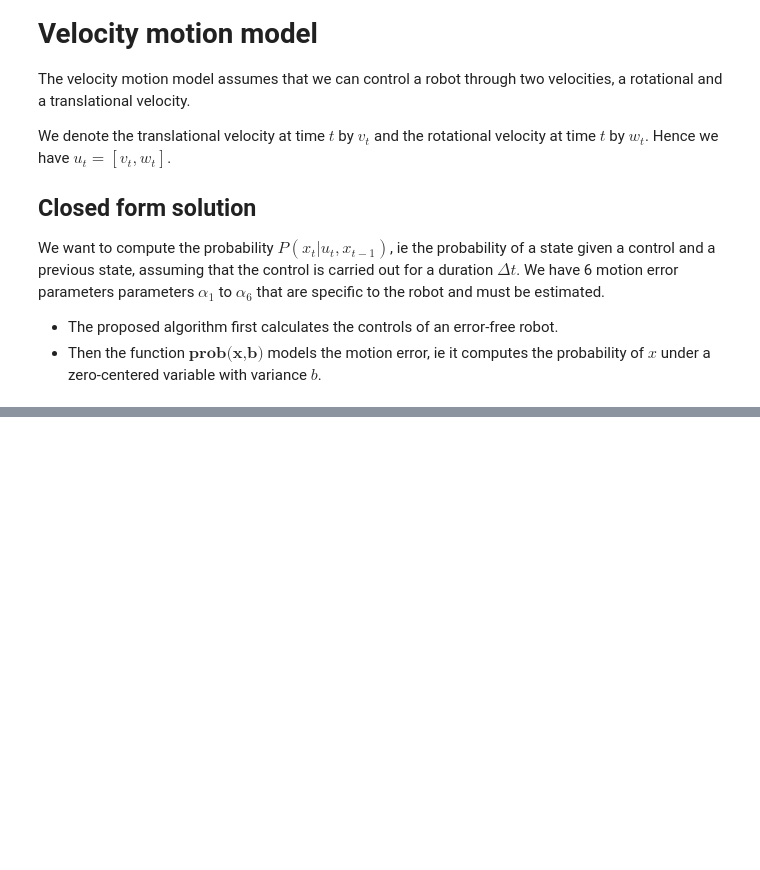
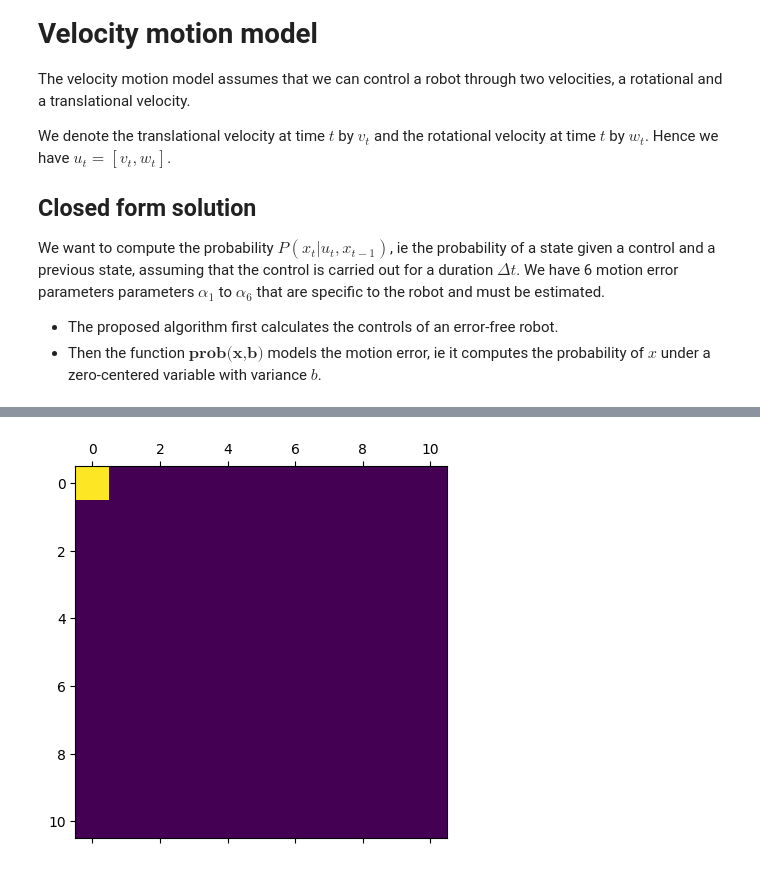
Before and after one commit to Smoltbob/ComputerVision, a Jupyter notebook: MotionModels/main.ipynb, the cells around one changed output, grey strips where cells are left out. Cells and saved outputs as stored; diff of their text form; code cells hidden in the pictures; blank space fills up the shorter version.

```diff
--- a/MotionModels/main.ipynb
+++ b/MotionModels/main.ipynb
@@ -124,7 +123,7 @@ class Prob():
             print("error", type)
 
     def normal_distribution(self, a, b):
-        first = (1 / 2) * (sqrt(pi) * b)
+        first = 1 / sqrt(2 * pi * b)
         second = exp((- a ** 2) / (2 * b))
         return first * second
 
@@ -147,7 +146,7 @@ class VelocityMotionModel():
     given its motion and previous state.
     """
     def motion_model_velocity(self, robot: Robot):
-        state_curr = robot.state
+        state_curr = robot.get_curr_state()
         state_prev = robot.get_prev_state()
         ut = robot.motion
 
@@ -208,10 +207,11 @@ myRobot.plot(ax)
 # %%
 from collections import namedtuple
+from copy import deepcopy
 # Iterate over possible states and save the probabilities
 # Then plot them as opacities
 
 # Tuple used to hold the probability for each sample point
-stateProbability = namedtuple("stateProbability", "x y probability")
+##stateProbability = namedtuple("stateProbability", "x y probability")
 state_probabilities = []
 
 # Define the grid search and a way to map each sample point to the robot space
@@ -227,10 +227,15 @@ velocityModel = VelocityMotionModel()
 
 # Query the probabilities for the state following the motion
 for index_x in range(steps + 1):
+    probabilities = []
     for index_y in range(steps + 1):
         x = togrid(index_x)
         y = togrid(index_y)
         state = State(x = x, y = y, theta = 0)
         myRobot.push_new_state(state)
         prob = velocityModel.motion_model_velocity(myRobot)
-        state_probabilities.append(stateProbability(x, y, prob))
+        print(myRobot.get_curr_state(), prob)
+        probabilities.append(deepcopy(prob))
+        #state_probabilities.append(stateProbability(x, y, prob))
+    print(state_probabilities)
+    state_probabilities.append(probabilities)
@@ -236,0 +260,6 @@ for index_x in range(steps + 1):
+# %%
+import numpy as np
+plt.matshow(state_probabilities)
+plt.show()
+# %% [output]
+[figure, added]
```
Also changed, not shown: parts of 5 cells of this notebook.
